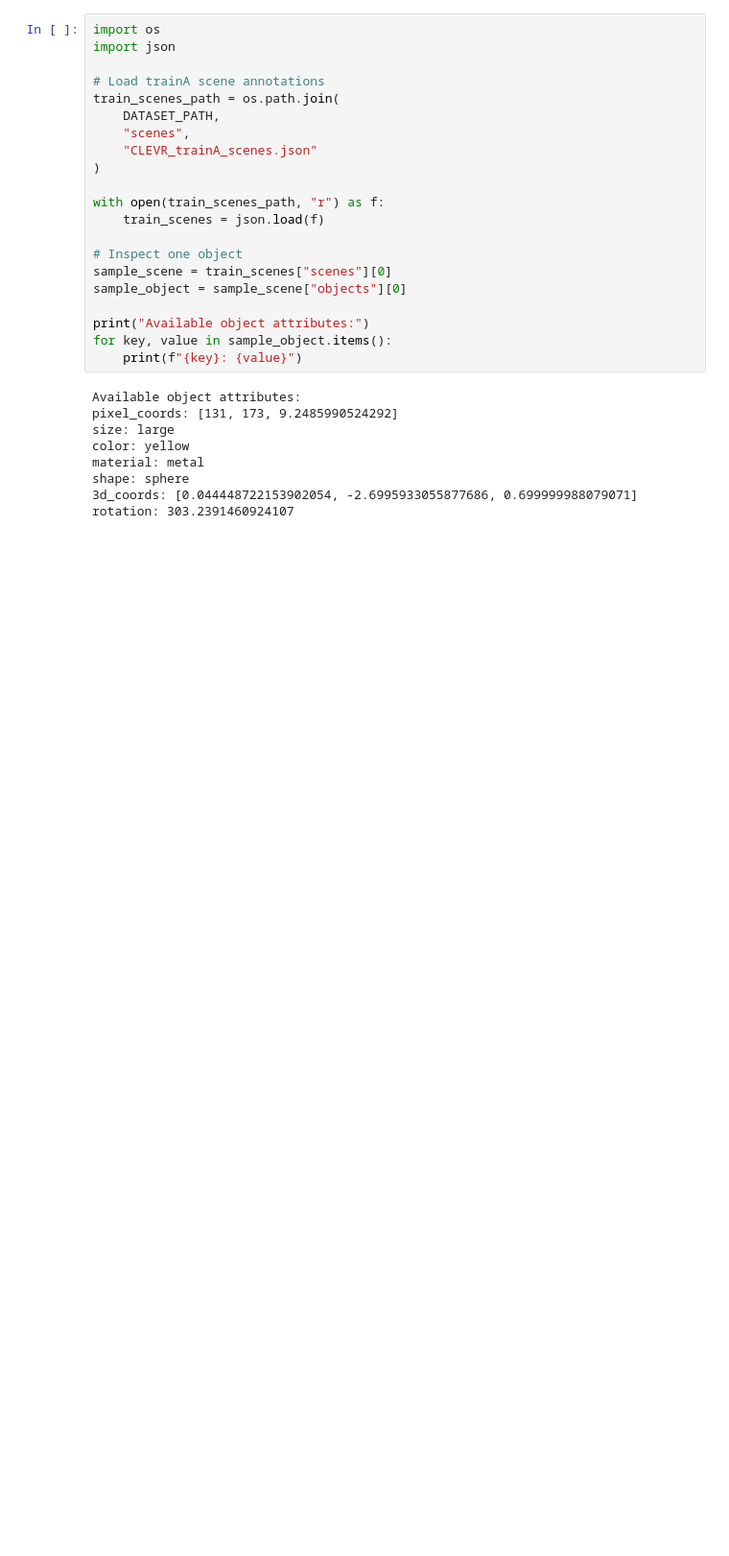
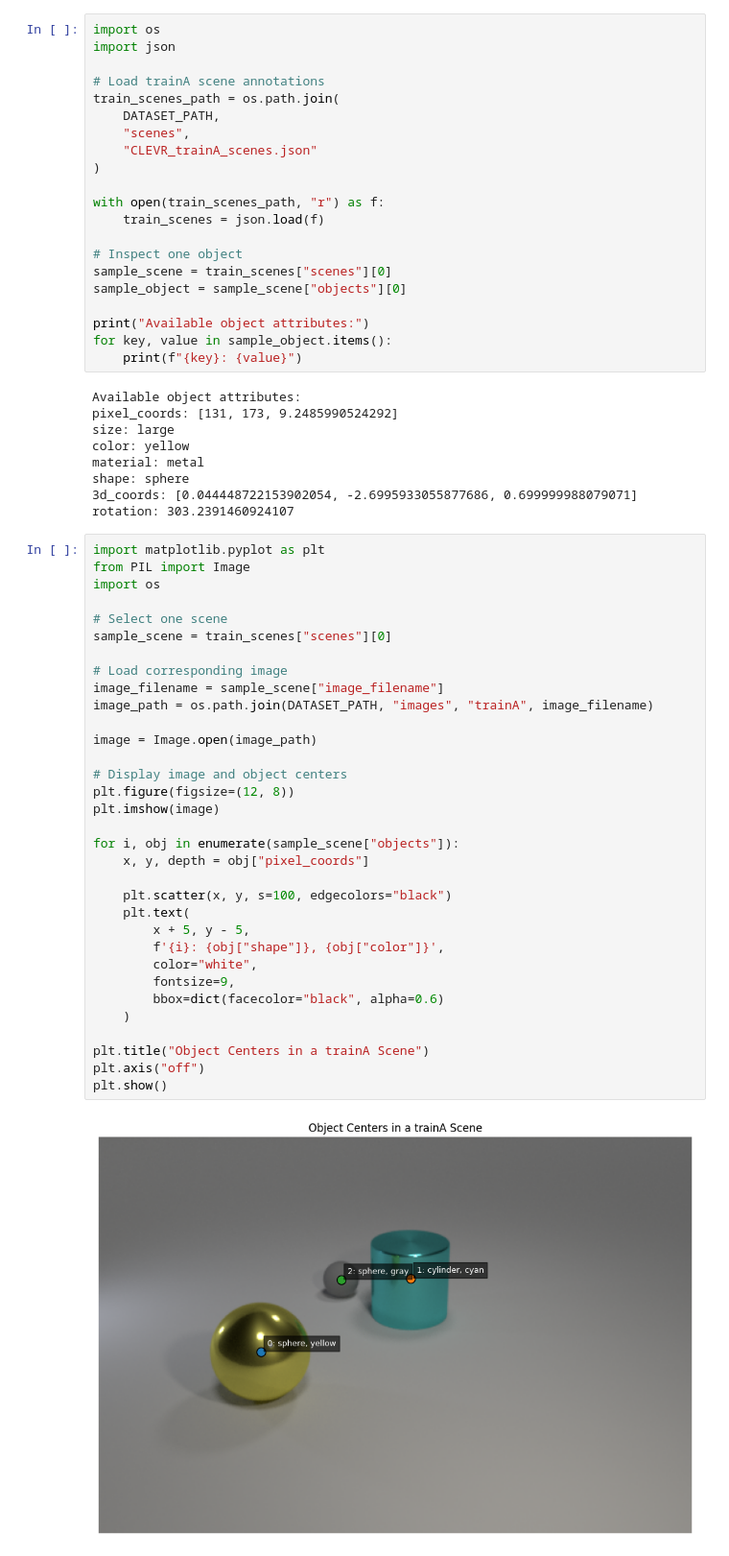
Before and after one commit to maram-elaian/Beyond-Combinations, a Jupyter notebook: notebooks/02_data_preprocessing.ipynb, the cells around one changed output. Shown at 96% size. Saved outputs shown, nothing was run; the diff lists cells and outputs as text; blank space fills up the shorter version.

```diff
--- a/notebooks/02_data_preprocessing.ipynb
+++ b/notebooks/02_data_preprocessing.ipynb
@@ -428,3 +428,38 @@ material: metal
 shape: sphere
 3d_coords: [0.044448722153902054, -2.6995933055877686, 0.699999988079071]
 rotation: 303.2391460924107
+# %%
+import matplotlib.pyplot as plt
+from PIL import Image
+import os
+
+# Select one scene
+sample_scene = train_scenes["scenes"][0]
+
+# Load corresponding image
+image_filename = sample_scene["image_filename"]
+image_path = os.path.join(DATASET_PATH, "images", "trainA", image_filename)
+
+image = Image.open(image_path)
+
+# Display image and object centers
+plt.figure(figsize=(12, 8))
+plt.imshow(image)
+
+for i, obj in enumerate(sample_scene["objects"]):
+    x, y, depth = obj["pixel_coords"]
+
+    plt.scatter(x, y, s=100, edgecolors="black")
+    plt.text(
+        x + 5, y - 5,
+        f'{i}: {obj["shape"]}, {obj["color"]}',
+        color="white",
+        fontsize=9,
+        bbox=dict(facecolor="black", alpha=0.6)
+    )
+
+plt.title("Object Centers in a trainA Scene")
+plt.axis("off")
+plt.show()
+# %% [output]
+[figure, added]
```
